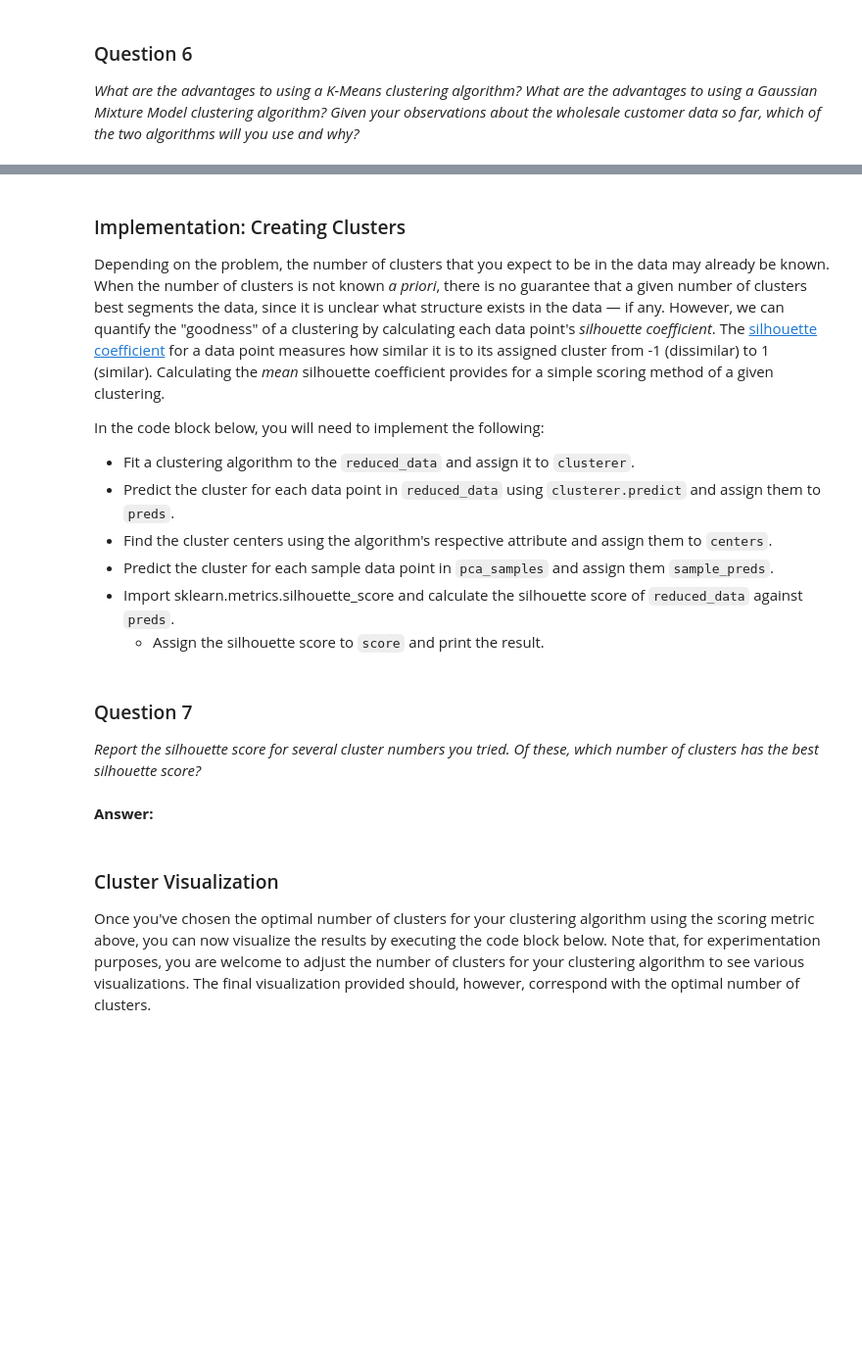
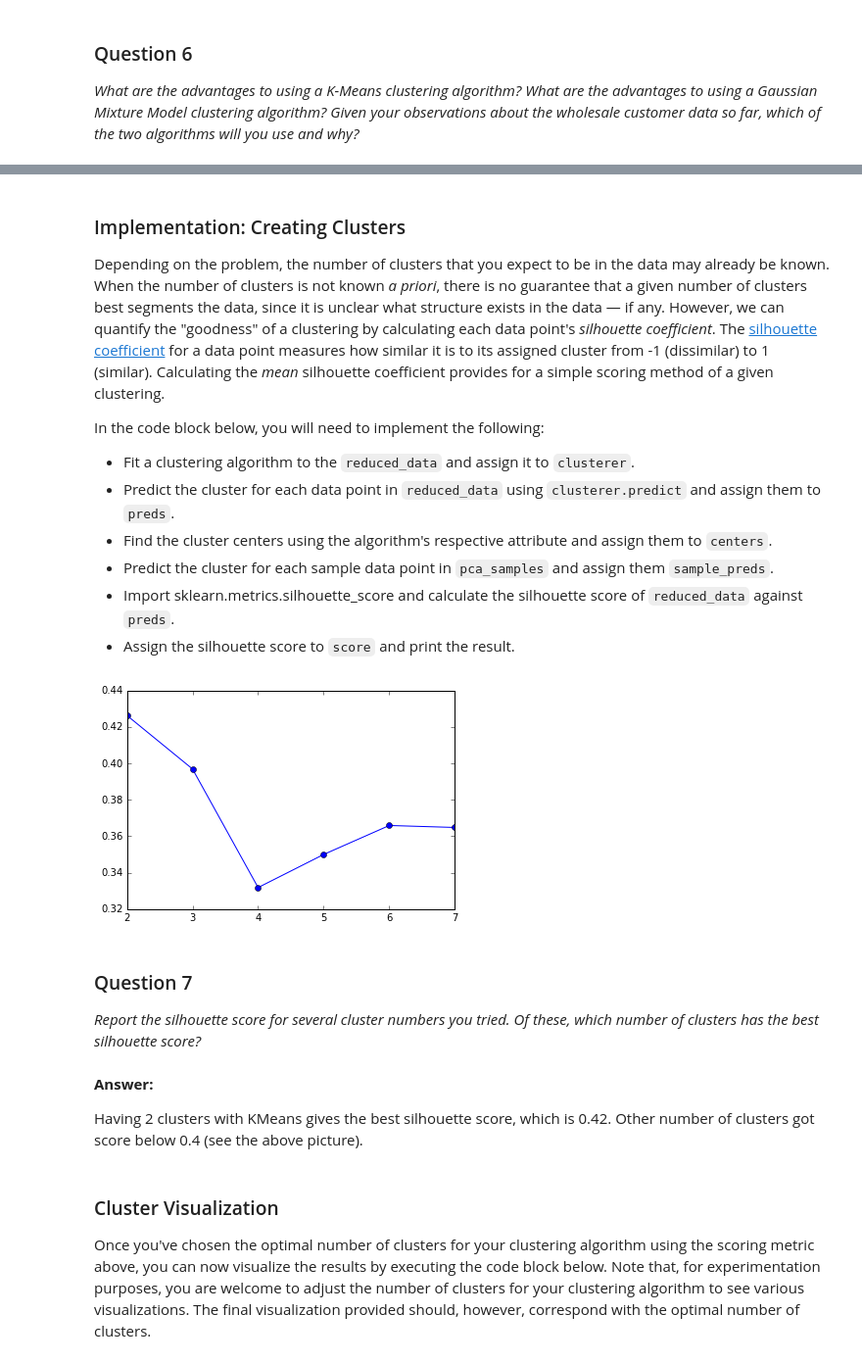
Before and after one commit to ubs121/creating_customer_segments, a Jupyter notebook: customer_segments.ipynb, the cells around one changed output, grey strips where cells are left out. Shown: that part at 98% size. Cells and saved outputs as stored; diff of their text form; code cells hidden in the pictures; blank space fills up the shorter version.

```diff
--- a/customer_segments.ipynb
+++ b/customer_segments.ipynb
@@ -227,13 +295,13 @@ In the code block below, you will need to implement the following:
  - Apply a PCA transformation of the sample log-data `log_samples` using `pca.transform`, and assign the results to `pca_samples`.
 # %%
 # TODO: Fit PCA to the good data using only two dimensions
-pca = None
+pca = PCA(n_components=2).fit(good_data)
 
 # TODO: Apply a PCA transformation the good data
-reduced_data = None
+reduced_data = pca.transform(good_data)
 
 # TODO: Apply a PCA transformation to the sample log-data
-pca_samples = None
+pca_samples = pca.transform(log_samples)
 
 # Create a DataFrame for the reduced data
 reduced_data = pd.DataFrame(reduced_data, columns = ['Dimension 1', 'Dimension 2'])
@@ -262,27 +347,46 @@ In the code block below, you will need to implement the following:
  - Find the cluster centers using the algorithm's respective attribute and assign them to `centers`.
  - Predict the cluster for each sample data point in `pca_samples` and assign them `sample_preds`.
  - Import sklearn.metrics.silhouette_score and calculate the silhouette score of `reduced_data` against `preds`.
-   - Assign the silhouette score to `score` and print the result.
+- Assign the silhouette score to `score` and print the result.
 # %%
-# TODO: Apply your clustering algorithm of choice to the reduced data
-clusterer = None
+from sklearn.cluster import KMeans
+from sklearn.metrics import silhouette_score
 
-# TODO: Predict the cluster for each data point
-preds = None
+#keep the scores for each cluster size
+sil_scores = []
 
-# TODO: Find the cluster centers
-centers = None
+for i in range(7,1,-1):
+    # TODO: Apply your clustering algorithm of choice to the reduced data
+    clusterer = KMeans(i, random_state=42).fit(reduced_data) # the number of clusters chosen
 
-# TODO: Predict the cluster for each transformed sample data point
-sample_preds = None
+    # TODO: Predict the cluster for each data point
+    preds = clusterer.predict(reduced_data)
 
-# TODO: Calculate the mean silhouette coefficient for the number of clusters chosen
-score = None
+    # TODO: Find the cluster centers
+    centers = clusterer.cluster_centers_
+
+    # TODO: Predict the cluster for each transformed sample data point
+    sample_preds = clusterer.predict(pca_samples)
+
+    # TODO: Calculate the mean silhouette coefficient for the number of clusters chosen
+    labels = clusterer.labels_
+    score = silhouette_score(reduced_data, labels)
+    sil_scores.append(score)
+
+
+
+# plot the scores
+import matplotlib.pyplot as plt
+_ = plt.plot(np.arange(7,1,-1), sil_scores, '-o')
+# %% [output]
+[figure, added]
 # %% [markdown]
 ### Question 7
 *Report the silhouette score for several cluster numbers you tried. Of these, which number of clusters has the best silhouette score?*
-# %% [markdown]
-**Answer:**
+# %% [markdown]
+**Answer:**
+
+Having 2 clusters with KMeans gives the best silhouette score, which is 0.42. Other number of clusters got score below 0.4 (see the above picture).
 # %% [markdown]
 ### Cluster Visualization
 Once you've chosen the optimal number of clusters for your clustering algorithm using the scoring metric above, you can now visualize the results by executing the code block below. Note that, for experimentation purposes, you are welcome to adjust the number of clusters for your clustering algorithm to see various visualizations. The final visualization provided should, however, correspond with the optimal number of clusters.
```
Also changed, not shown: parts of 36 cells of this notebook, 1 other file.
